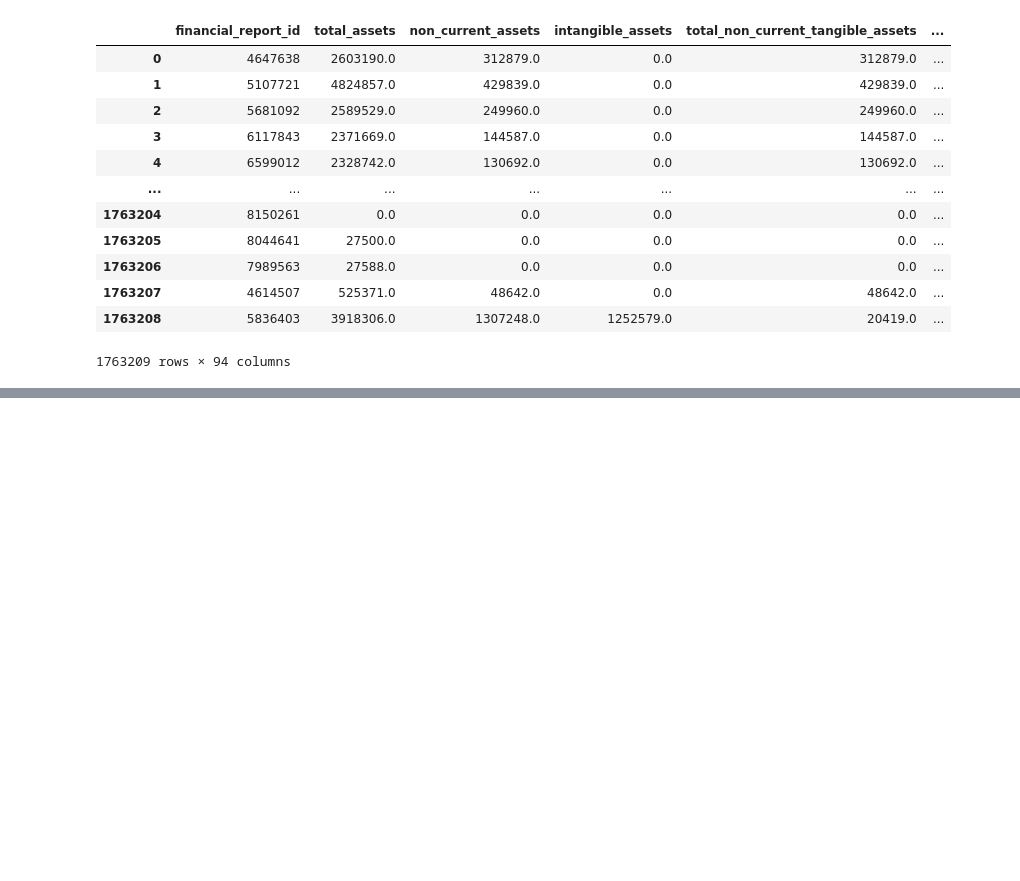
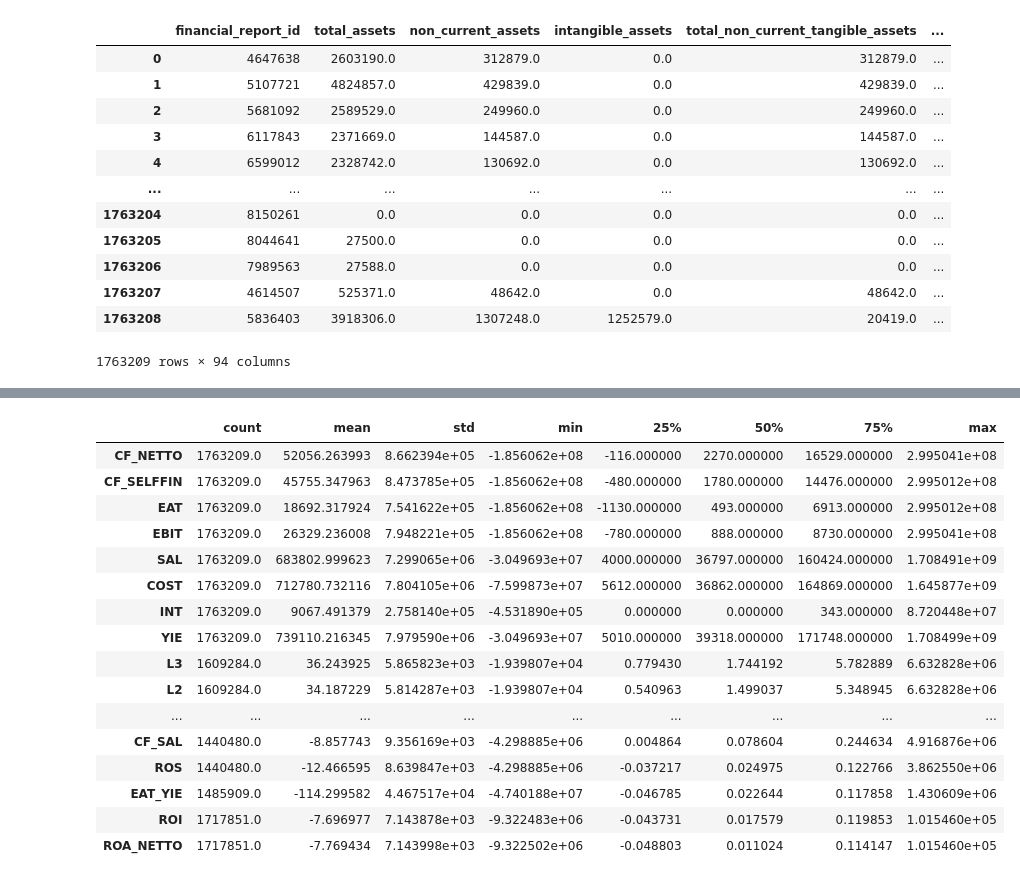
Before and after one commit to rohalmatus/financial-distress-models, a Jupyter notebook: CODE/EXPLORATORY/eda_02.ipynb, the cells around one changed output, grey strips where cells are left out. Drawn from its saved outputs; the diff is of its cells as text; code cells hidden in the pictures; blank space fills up the shorter version.

```diff
--- a/CODE/EXPLORATORY/eda_02.ipynb
+++ b/CODE/EXPLORATORY/eda_02.ipynb
@@ -43,0 +118,29 @@ df.iloc[:, 1:].describe().T
+# %%
+df_extended = pd.DataFrame(records)
+# %%
+ratios = ['CF_NETTO', 'CF_SELFFIN', 'EAT', 'EBIT', 'SAL', 'COST', 'INT', 'YIE',
+       'L3', 'L2', 'L1', 'CF_CL', 'CASH_TA', 'SAL_TA', 'TL_SAL', 'INV_COST',
+       'INV_SAL', 'CC_SAL', 'TA_SAL', 'TL_TA', 'CF_TL', 'CL_TA', 'NCL_TA',
+       'EQ_TL', 'EQ_TA', 'EBIT_INT', 'CL_CC', 'ROE', 'EAT_TA', 'ROA_BRUTTO',
+       'CF_TA', 'CF_SAL', 'ROS', 'EAT_YIE', 'ROI', 'ROA_NETTO']
+
+
+df_extended[ratios].describe().T
+# %% [output]
+|  | count | mean | std | min | 25% | 50% | 75% | max |
+| CF_NETTO | 1763209.0 | 52056.263993 | 8.662394e+05 | -1.856062e+08 | -116.000000 | 2270.000000 | 16529.000000 | 2.995041e+08 |
+| CF_SELFFIN | 1763209.0 | 45755.347963 | 8.473785e+05 | -1.856062e+08 | -480.000000 | 1780.000000 | 14476.000000 | 2.995012e+08 |
+| EAT | 1763209.0 | 18692.317924 | 7.541622e+05 | -1.856062e+08 | -1130.000000 | 493.000000 | 6913.000000 | 2.995012e+08 |
+| EBIT | 1763209.0 | 26329.236008 | 7.948221e+05 | -1.856062e+08 | -780.000000 | 888.000000 | 8730.000000 | 2.995041e+08 |
+| SAL | 1763209.0 | 683802.999623 | 7.299065e+06 | -3.049693e+07 | 4000.000000 | 36797.000000 | 160424.000000 | 1.708491e+09 |
+| COST | 1763209.0 | 712780.732116 | 7.804105e+06 | -7.599873e+07 | 5612.000000 | 36862.000000 | 164869.000000 | 1.645877e+09 |
+| INT | 1763209.0 | 9067.491379 | 2.758140e+05 | -4.531890e+05 | 0.000000 | 0.000000 | 343.000000 | 8.720448e+07 |
+| YIE | 1763209.0 | 739110.216345 | 7.979590e+06 | -3.049693e+07 | 5010.000000 | 39318.000000 | 171748.000000 | 1.708499e+09 |
+| L3 | 1609284.0 | 36.243925 | 5.865823e+03 | -1.939807e+04 | 0.779430 | 1.744192 | 5.782889 | 6.632828e+06 |
+| L2 | 1609284.0 | 34.187229 | 5.814287e+03 | -1.939807e+04 | 0.540963 | 1.499037 | 5.348945 | 6.632828e+06 |
+| ... | ... | ... | ... | ... | ... | ... | ... | ... |
+| CF_SAL | 1440480.0 | -8.857743 | 9.356169e+03 | -4.298885e+06 | 0.004864 | 0.078604 | 0.244634 | 4.916876e+06 |
+| ROS | 1440480.0 | -12.466595 | 8.639847e+03 | -4.298885e+06 | -0.037217 | 0.024975 | 0.122766 | 3.862550e+06 |
+| EAT_YIE | 1485909.0 | -114.299582 | 4.467517e+04 | -4.740188e+07 | -0.046785 | 0.022644 | 0.117858 | 1.430609e+06 |
+| ROI | 1717851.0 | -7.696977 | 7.143878e+03 | -9.322483e+06 | -0.043731 | 0.017579 | 0.119853 | 1.015460e+05 |
+| ROA_NETTO | 1717851.0 | -7.769434 | 7.143998e+03 | -9.322502e+06 | -0.048803 | 0.011024 | 0.114147 | 1.015460e+05 |
```
Also changed, not shown: parts of 3 cells of this notebook, 1 other file.
